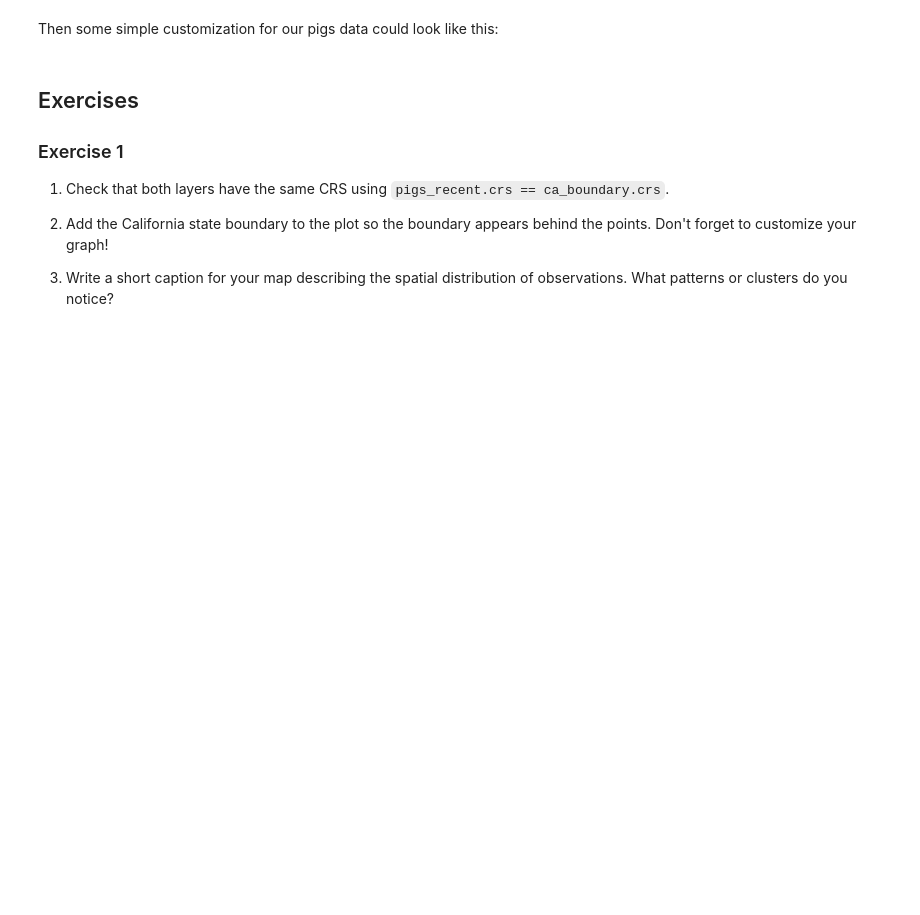
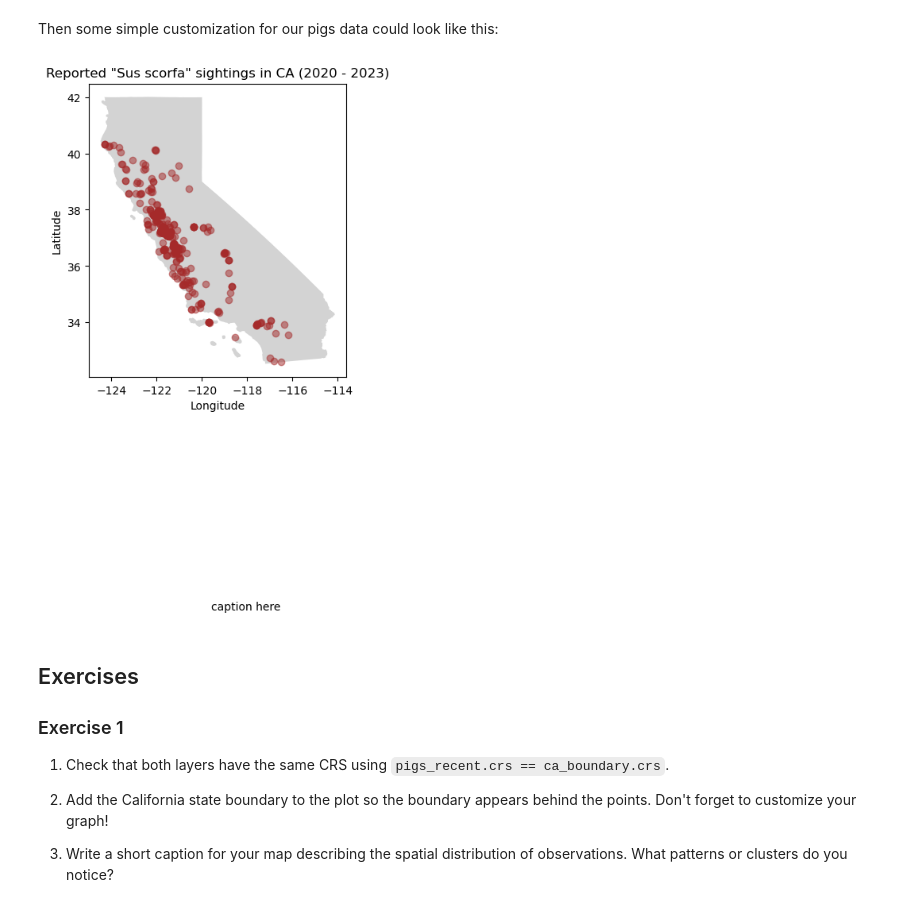
Before and after one commit to eowen19/eds220-in-class, a Jupyter notebook: week-5-geopandas-intro-STUDENTS.ipynb, the cells around one changed output. Cells and saved outputs as stored; diff of their text form; code cells hidden in the pictures; blank space fills up the shorter version.

```diff
--- a/week-5-geopandas-intro-STUDENTS.ipynb
+++ b/week-5-geopandas-intro-STUDENTS.ipynb
@@ -331,5 +348,26 @@ When using matplotlib, it can be useful to think of creating a plot as adding la
 # %% [markdown]
 Then some simple customization for our pigs data could look like this:
+# %%
+pigs_recent.crs == ca_boundary.crs
+fig, ax = plt.subplots()
+# ca layer
+ca_boundary.plot(ax=ax, color='lightgrey')
+#add pigs point plot to our figure's axes
+pigs_recent.plot(ax=ax, # add plot to specific axes
+                 alpha=0.5, # control transparency
+                 color='brown')
+ # update color
+
+# update axes
+ax.set_title('Reported "Sus scorfa" sightings in CA (2020 - 2023)')
+ax.set_xlabel('Longitude')
+ax.set_ylabel('Latitude')
+# add caption
+plt.figtext(0.5, -0.5, 'caption here')
+# display figure
+plt.show()
+# %% [output]
+[figure, added]
 # %% [markdown]
 ## Exercises
 
```
Also changed, not shown: parts of 2 cells of this notebook.
